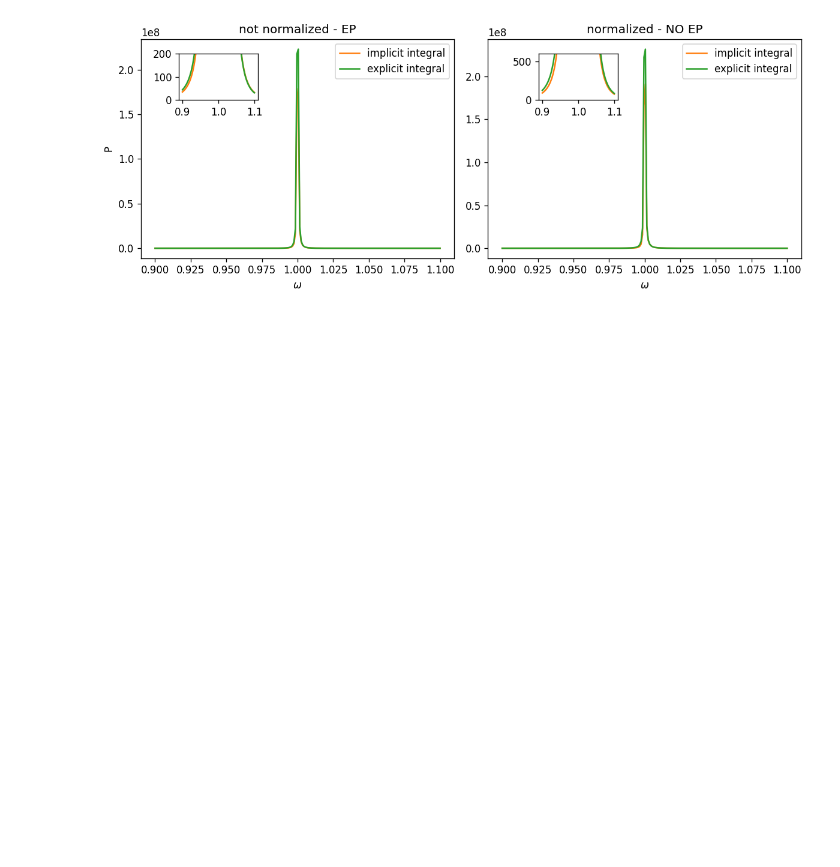
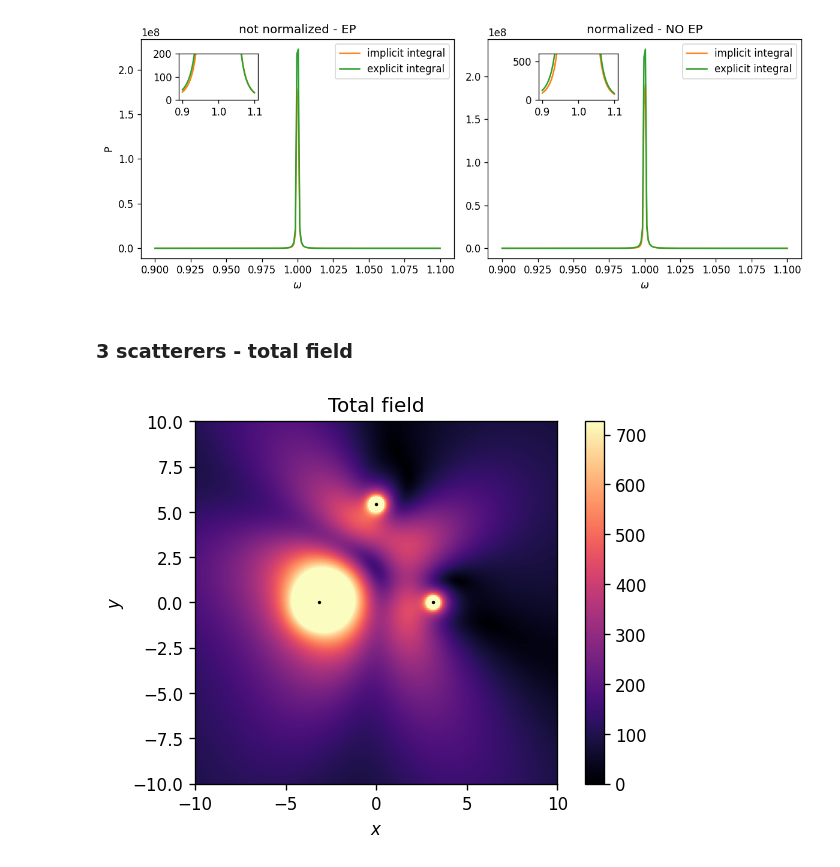
Before and after one commit to mekise/graph-theory-dda, a Jupyter notebook: notebooks/plot.ipynb, the cells around one changed output. Cells and saved outputs as stored; diff of their text form; code cells hidden in the pictures; blank space fills up the shorter version.

```diff
--- a/notebooks/plot_2scatt.ipynb
+++ b/notebooks/plot.ipynb
@@ -244,3 +244,32 @@ plt.tight_layout()
 plt.show()
 # %% [output]
 [figure]
+# %% [markdown]
+### 3 scatterers - total field
+# %%
+fig, ax = plt.subplots(dpi=120)
+plt.gcf().set_facecolor("white") # set white background
+
+giff = np.load("../gif/gif1.npz")
+
+scattpos = giff["scattpos"]
+xx = giff["xx"]
+yy = giff["yy"]
+phitot = giff["phitot"]
+
+for i in range(scattpos.shape[0]):
+    plt.scatter(scattpos[i, 0], scattpos[i, 1], c='k', s=1)
+plt.imshow(np.abs(phitot),
+           origin="lower",
+           extent=(xx[0], xx[-1], yy[0], yy[-1]),
+           cmap="magma")
+
+plt.colorbar()
+plt.clim(0, np.max(np.abs(phitot))/30)
+plt.xlabel("$x$")
+plt.ylabel("$y$")
+plt.title("Total field")
+
+plt.show()
+# %% [output]
+[figure, added]
```
Also changed, not shown: parts of 15 cells of this notebook, 6 other files.
